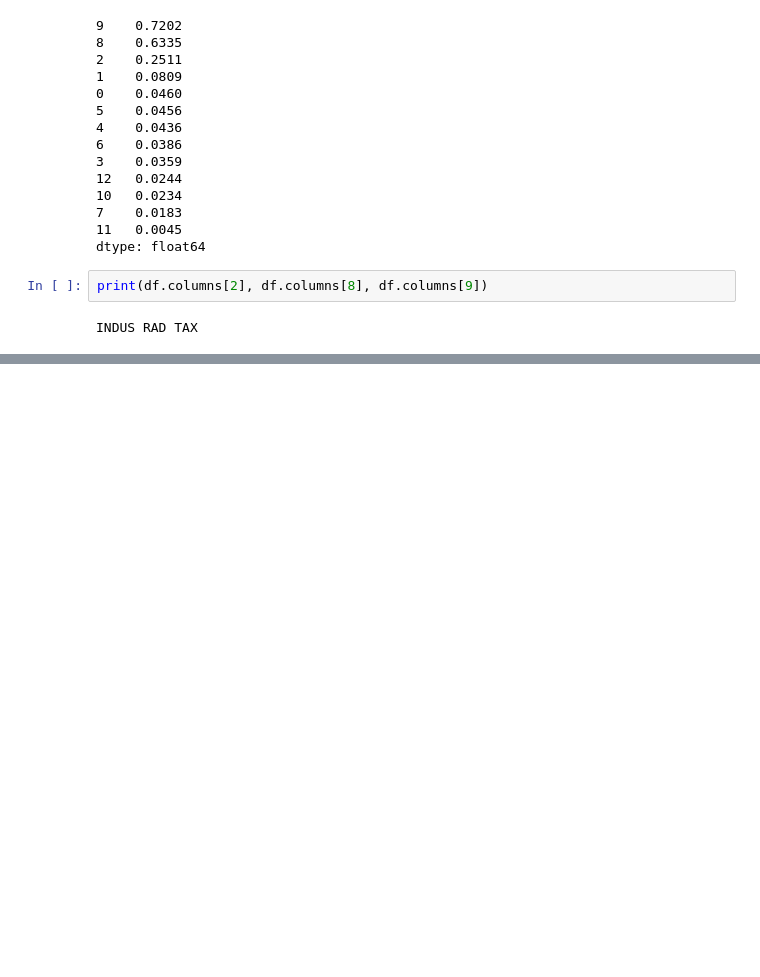
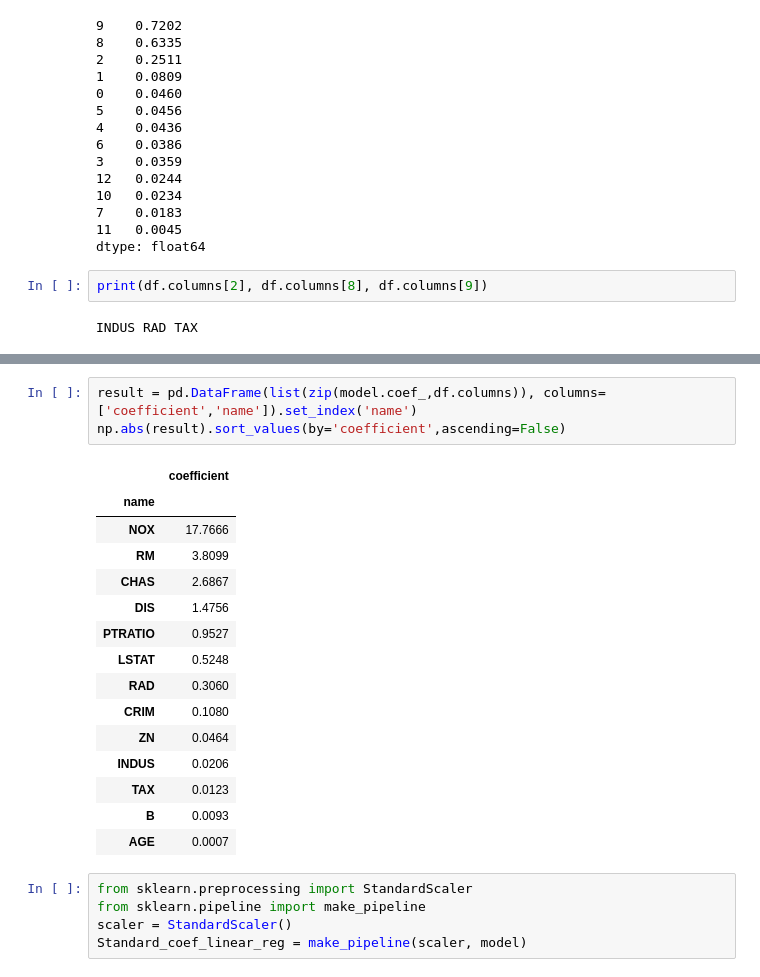
Before and after one commit to AvinashTiwari/Artifical-intelligence, a Jupyter notebook: 3_Machine_Learning/11_MultiplesRegression_feature/MultiRegression_Feature.ipynb, the cells around one changed output, grey strips where cells are left out. Saved outputs shown, nothing was run; the diff lists cells and outputs as text; blank space fills up the shorter version.

```diff
--- a/3_Machine_Learning/11_MultiplesRegression_feature/MultiRegression_Feature.ipynb
+++ b/3_Machine_Learning/11_MultiplesRegression_feature/MultiRegression_Feature.ipynb
@@ -203,0 +264,24 @@ INDUS RAD TAX
+# %%
+result = pd.DataFrame(list(zip(model.coef_,df.columns)), columns=['coefficient','name']).set_index('name')
+np.abs(result).sort_values(by='coefficient',ascending=False)
+# %% [output]
+|  | coefficient |
+| name |  |
+| NOX | 17.7666 |
+| RM | 3.8099 |
+| CHAS | 2.6867 |
+| DIS | 1.4756 |
+| PTRATIO | 0.9527 |
+| LSTAT | 0.5248 |
+| RAD | 0.3060 |
+| CRIM | 0.1080 |
+| ZN | 0.0464 |
+| INDUS | 0.0206 |
+| TAX | 0.0123 |
+| B | 0.0093 |
+| AGE | 0.0007 |
+# %%
+from sklearn.preprocessing import StandardScaler
+from sklearn.pipeline import make_pipeline
+scaler = StandardScaler()
+Standard_coef_linear_reg = make_pipeline(scaler, model)
```
Also changed, not shown: parts of 18 cells of this notebook, 1 other file.
